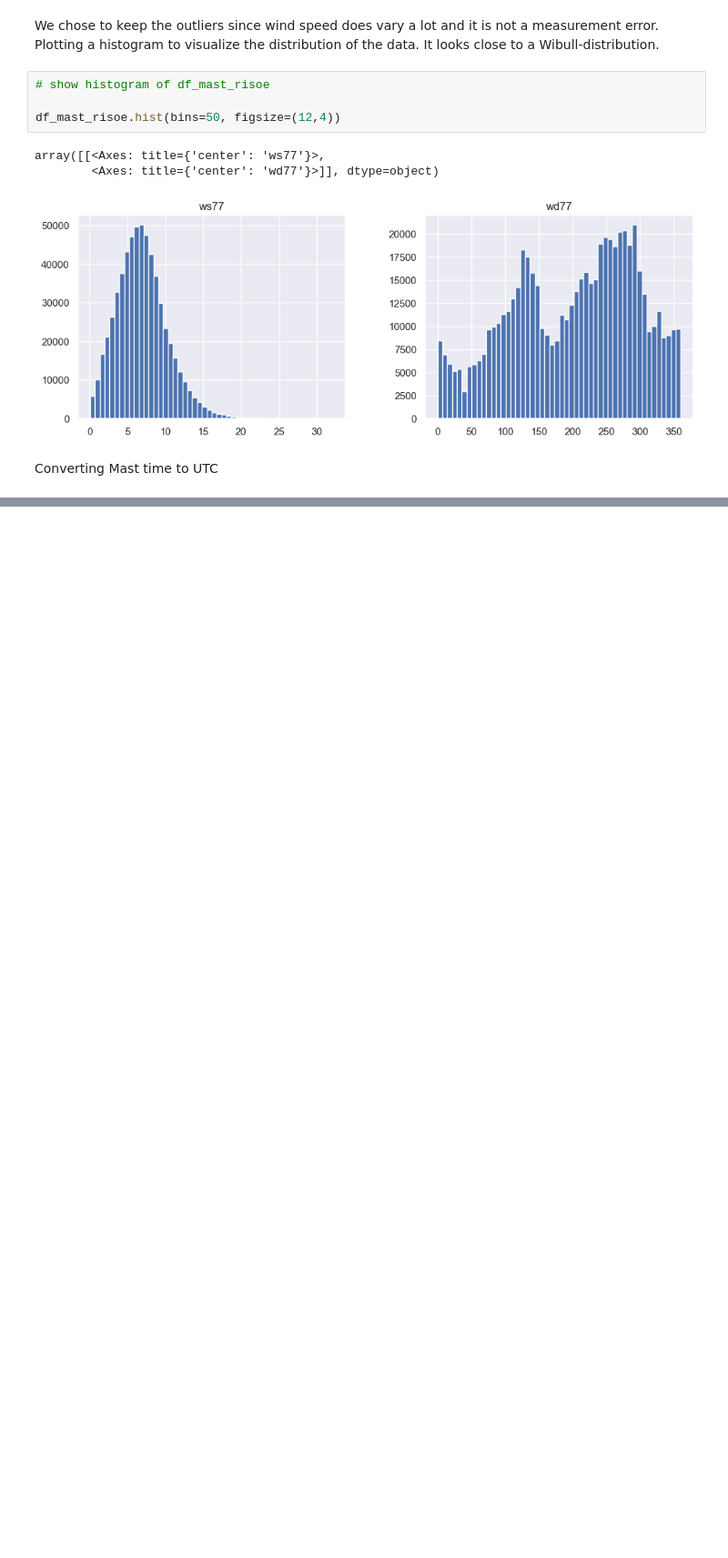
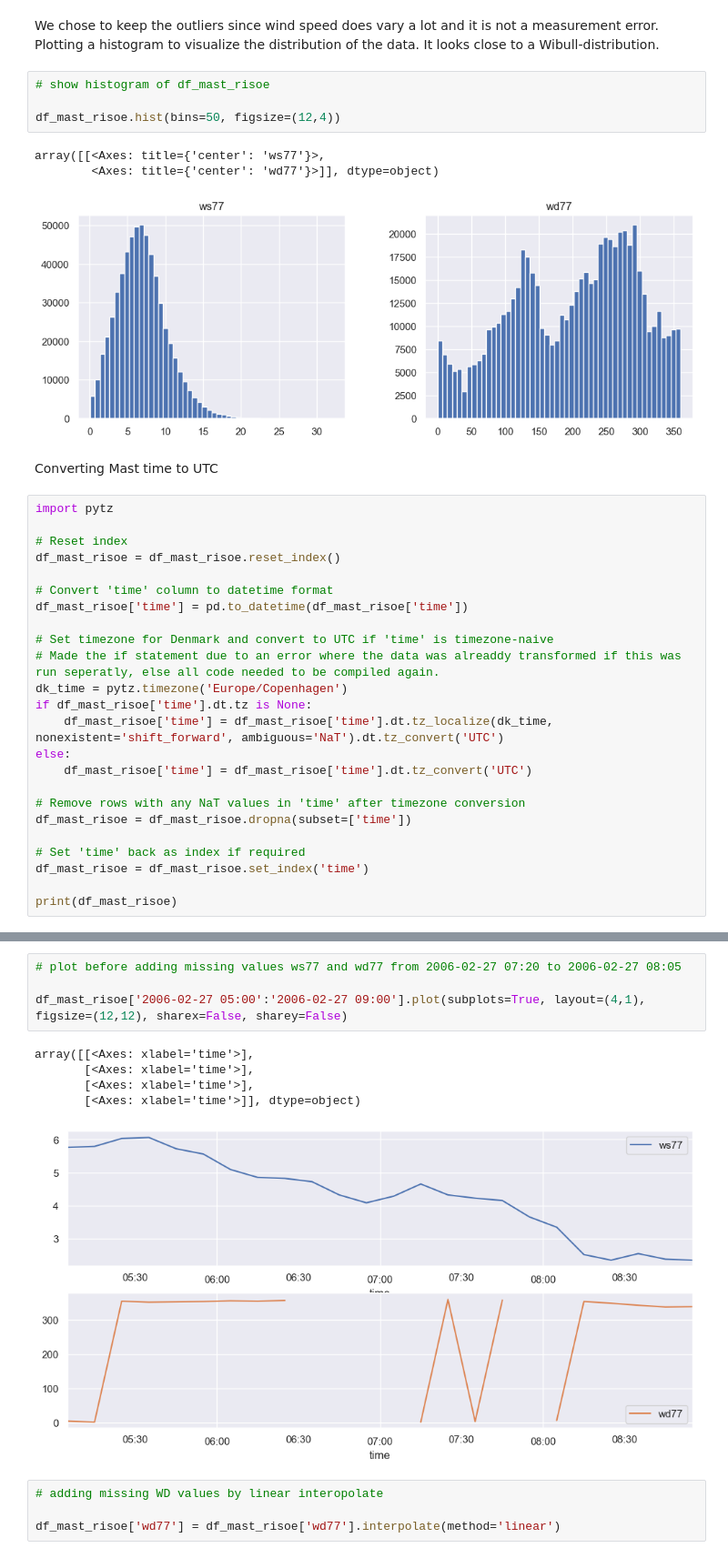
Before and after one commit to FullStackJoe/MAL_Course, a Jupyter notebook: Assignment_3/assignemt-3-jesper.ipynb, the cells around one changed output, grey strips where cells are left out. Shown at 91% size. Drawn from its saved outputs; the diff is of its cells as text; blank space fills up the shorter version.

```diff
--- a/Assignment_3/assignemt-3-jesper.ipynb
+++ b/Assignment_3/assignemt-3-jesper.ipynb
@@ -367,3 +351,27 @@ array([[<Axes: title={'center': 'ws77'}>,
 [figure]
 # %% [markdown]
 Converting Mast time to UTC
+# %%
+import pytz
+
+# Reset index
+df_mast_risoe = df_mast_risoe.reset_index()
+
+# Convert 'time' column to datetime format
+df_mast_risoe['time'] = pd.to_datetime(df_mast_risoe['time'])
+
+# Set timezone for Denmark and convert to UTC if 'time' is timezone-naive
+# Made the if statement due to an error where the data was alreaddy transformed if this was run seperatly, else all code needed to be compiled again.
+dk_time = pytz.timezone('Europe/Copenhagen')
+if df_mast_risoe['time'].dt.tz is None:
+    df_mast_risoe['time'] = df_mast_risoe['time'].dt.tz_localize(dk_time, nonexistent='shift_forward', ambiguous='NaT').dt.tz_convert('UTC')
+else:
+    df_mast_risoe['time'] = df_mast_risoe['time'].dt.tz_convert('UTC')
+
+# Remove rows with any NaT values in 'time' after timezone conversion
+df_mast_risoe = df_mast_risoe.dropna(subset=['time'])
+
+# Set 'time' back as index if required
+df_mast_risoe = df_mast_risoe.set_index('time')
+
+print(df_mast_risoe)
@@ -369,0 +429,14 @@ Converting Mast time to UTC
+# %%
+# plot before adding missing values ws77 and wd77 from 2006-02-27 07:20 to 2006-02-27 08:05
+
+df_mast_risoe['2006-02-27 05:00':'2006-02-27 09:00'].plot(subplots=True, layout=(4,1), figsize=(12,12), sharex=False, sharey=False)
+# %% [output]
+array([[<Axes: xlabel='time'>],
+       [<Axes: xlabel='time'>],
+       [<Axes: xlabel='time'>],
+       [<Axes: xlabel='time'>]], dtype=object)
+[figure, added]
+# %%
+# adding missing WD values by linear interopolate
+
+df_mast_risoe['wd77'] = df_mast_risoe['wd77'].interpolate(method='linear')
```
Also changed, not shown: parts of 47 cells of this notebook.
